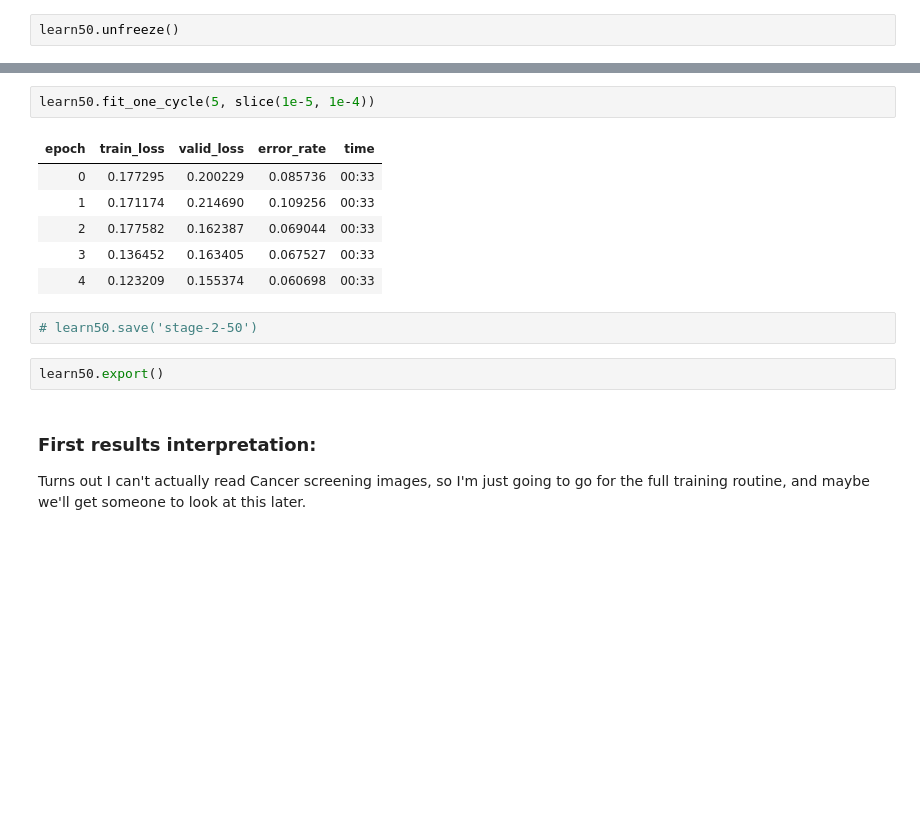
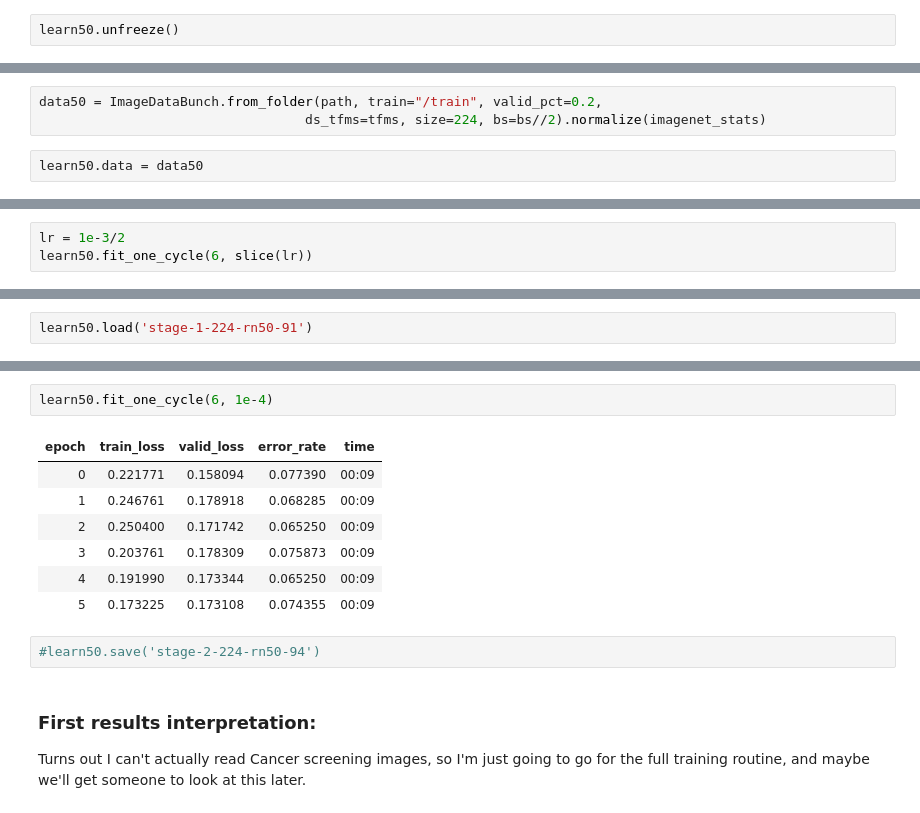
Before and after one commit to UndergraduateArtificialIntelligenceClub/skin_cancer, a Jupyter notebook: model_trainer_fastai_tuned.ipynb, the cells around one changed output, grey strips where cells are left out. Cells and saved outputs as stored; diff of their text form; blank space fills up the shorter version.

```diff
--- a/model_trainer_fastai_tuned.ipynb
+++ b/model_trainer_fastai_tuned.ipynb
@@ -228,0 +289,5 @@ LR Finder is complete, type {learner_name}.recorder.plot() to see the graph.
+# %%
+data50 = ImageDataBunch.from_folder(path, train="/train", valid_pct=0.2,
+                                  ds_tfms=tfms, size=224, bs=bs//2).normalize(imagenet_stats)
+# %%
+learn50.data = data50
@@ -228,0 +303,3 @@ LR Finder is complete, type {learner_name}.recorder.plot() to see the graph.
+# %%
+lr = 1e-3/2
+learn50.fit_one_cycle(6, slice(lr))
@@ -228,0 +316,2 @@ LR Finder is complete, type {learner_name}.recorder.plot() to see the graph.
+# %%
+learn50.load('stage-1-224-rn50-91')
@@ -229,16 +347,15 @@ LR Finder is complete, type {learner_name}.recorder.plot() to see the graph.
 # %%
-learn50.fit_one_cycle(5, slice(1e-5, 1e-4))
+learn50.fit_one_cycle(6, 1e-4)
 # %% [output]
 | epoch | train_loss | valid_loss | error_rate | time |
-| 0 | 0.177295 | 0.200229 | 0.085736 | 00:33 |
-| 1 | 0.171174 | 0.214690 | 0.109256 | 00:33 |
-| 2 | 0.177582 | 0.162387 | 0.069044 | 00:33 |
-| 3 | 0.136452 | 0.163405 | 0.067527 | 00:33 |
-| 4 | 0.123209 | 0.155374 | 0.060698 | 00:33 |
+| 0 | 0.221771 | 0.158094 | 0.077390 | 00:09 |
+| 1 | 0.246761 | 0.178918 | 0.068285 | 00:09 |
+| 2 | 0.250400 | 0.171742 | 0.065250 | 00:09 |
+| 3 | 0.203761 | 0.178309 | 0.075873 | 00:09 |
+| 4 | 0.191990 | 0.173344 | 0.065250 | 00:09 |
+| 5 | 0.173225 | 0.173108 | 0.074355 | 00:09 |
 # %%
-# learn50.save('stage-2-50')
+#learn50.save('stage-2-224-rn50-94')
-# %%
-learn50.export()
 # %% [markdown]
 ### First results interpretation:
 Turns out I can't actually read Cancer screening images, so I'm just going to go for the full training routine, and maybe we'll get someone to look at this later.
```
Also changed, not shown: parts of 28 cells of this notebook, 1 other file.
